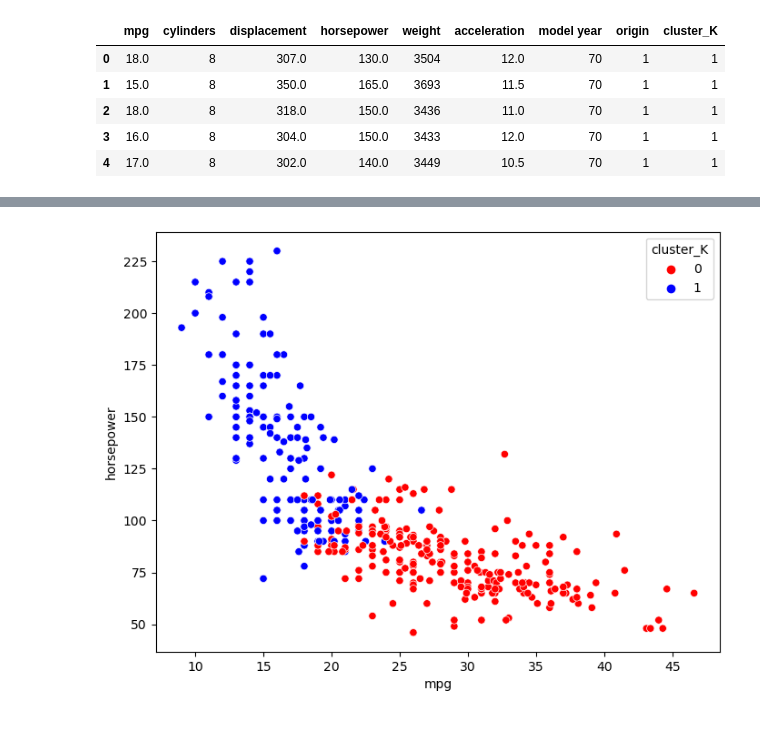
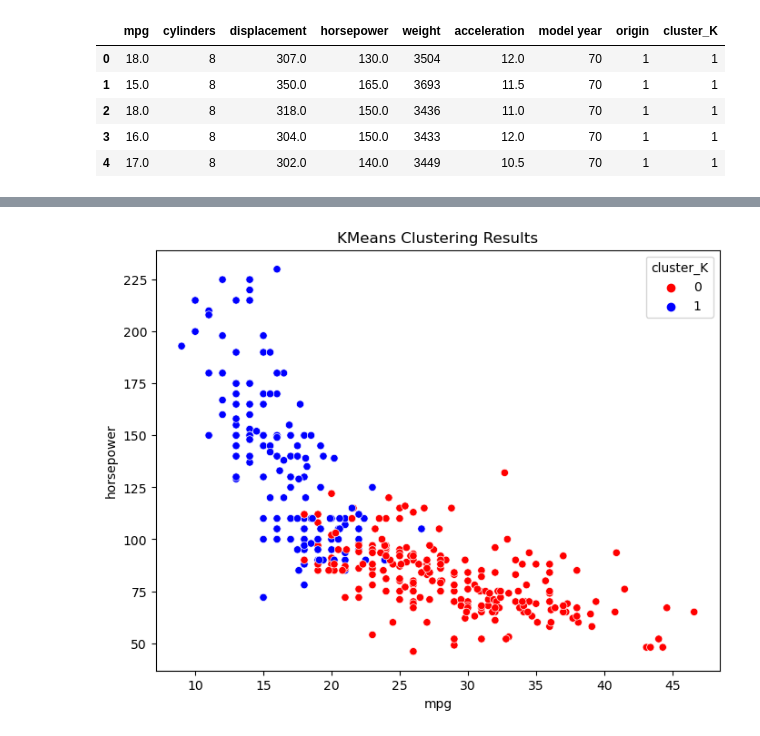
Before and after one commit to Amey1398/Unveiling-Efficiency-Patterns-in-Automobiles, a Jupyter notebook: code.ipynb, the cells around one changed output, grey strips where cells are left out. Saved outputs shown, nothing was run; the diff lists cells and outputs as text; code cells hidden in the pictures.

```diff
--- a/code.ipynb
+++ b/code.ipynb
@@ -326,8 +329,9 @@ aggdata
 # %%
 #plotting the clusters
 plt.figure(figsize=(8, 6))
+plt.title('KMeans Clustering Results')
 sns.scatterplot(x="mpg", y="horsepower", hue="cluster_K",
               data=Kclus,
                     palette=['red','blue']);
 # %% [output]
-[figure, old version]
+[figure, new version]
```
Also changed, not shown: parts of 10 cells of this notebook.
